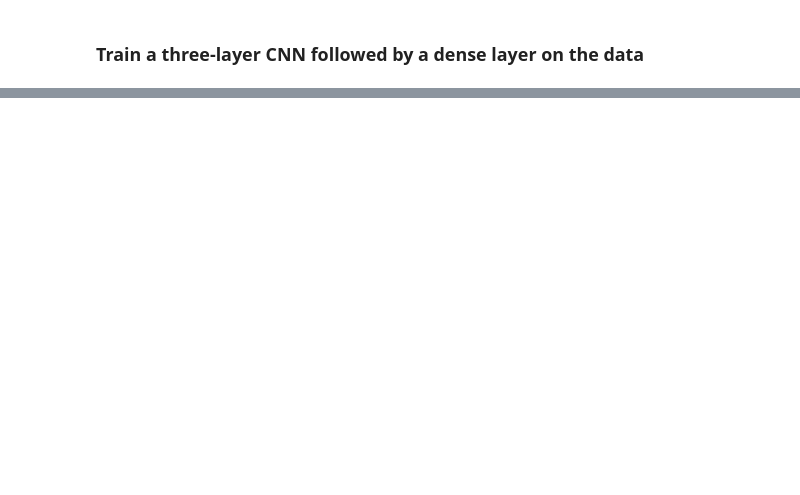
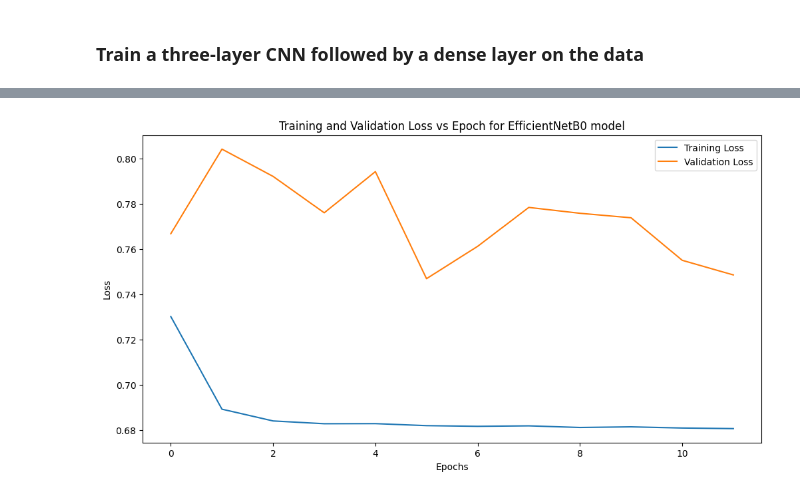
Before and after one commit to anbhagat/frostidentification, a Jupyter notebook: FinalProject_AnjaliBhagat.ipynb, the cells around one changed output, grey strips where cells are left out. Drawn from its saved outputs; the diff is of its cells as text; code cells hidden in the pictures; blank space fills up the shorter version.

```diff
--- a/FinalProject_AnjaliBhagat.ipynb
+++ b/FinalProject_AnjaliBhagat.ipynb
@@ -292,0 +454,8 @@ plt.show()
+# %%
+early_stopping = EarlyStopping(monitor='val_loss', patience=3, verbose=2)
+model_checkpoint = ModelCheckpoint('best_model.h5', monitor='val_loss', save_best_only=True)
+
+efficientNetHistory = efficientNet.fit(augmented_train_dataset,
+                    epochs=12, batch_size=8,
+                    validation_data=tf_dataset_val,
+                    callbacks=[early_stopping, model_checkpoint])
@@ -292,0 +480,12 @@ plt.show()
+# %%
+# Plot the training and validation errors vs. epochs for EfficientNetB0 model
+plt.figure(figsize=(12, 6))
+plt.plot(efficientNetHistory.history['loss'], label='Training Loss')
+plt.plot(efficientNetHistory.history['val_loss'], label='Validation Loss')
+plt.title('Training and Validation Loss vs Epoch for EfficientNetB0 model')
+plt.xlabel('Epochs')
+plt.ylabel('Loss')
+plt.legend()
+plt.show()
+# %% [output]
+[figure, added]
```
Also changed, not shown: parts of 36 cells of this notebook.
